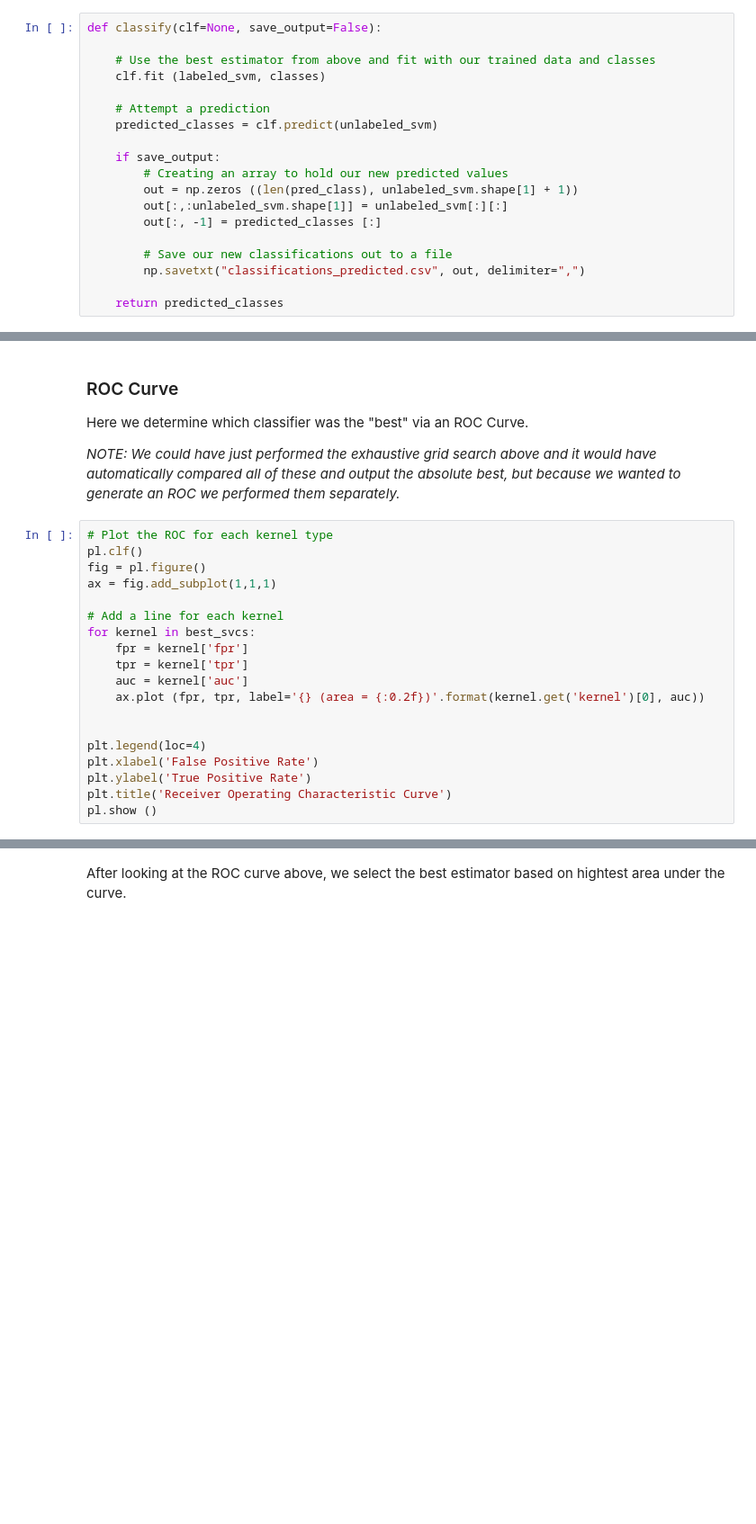
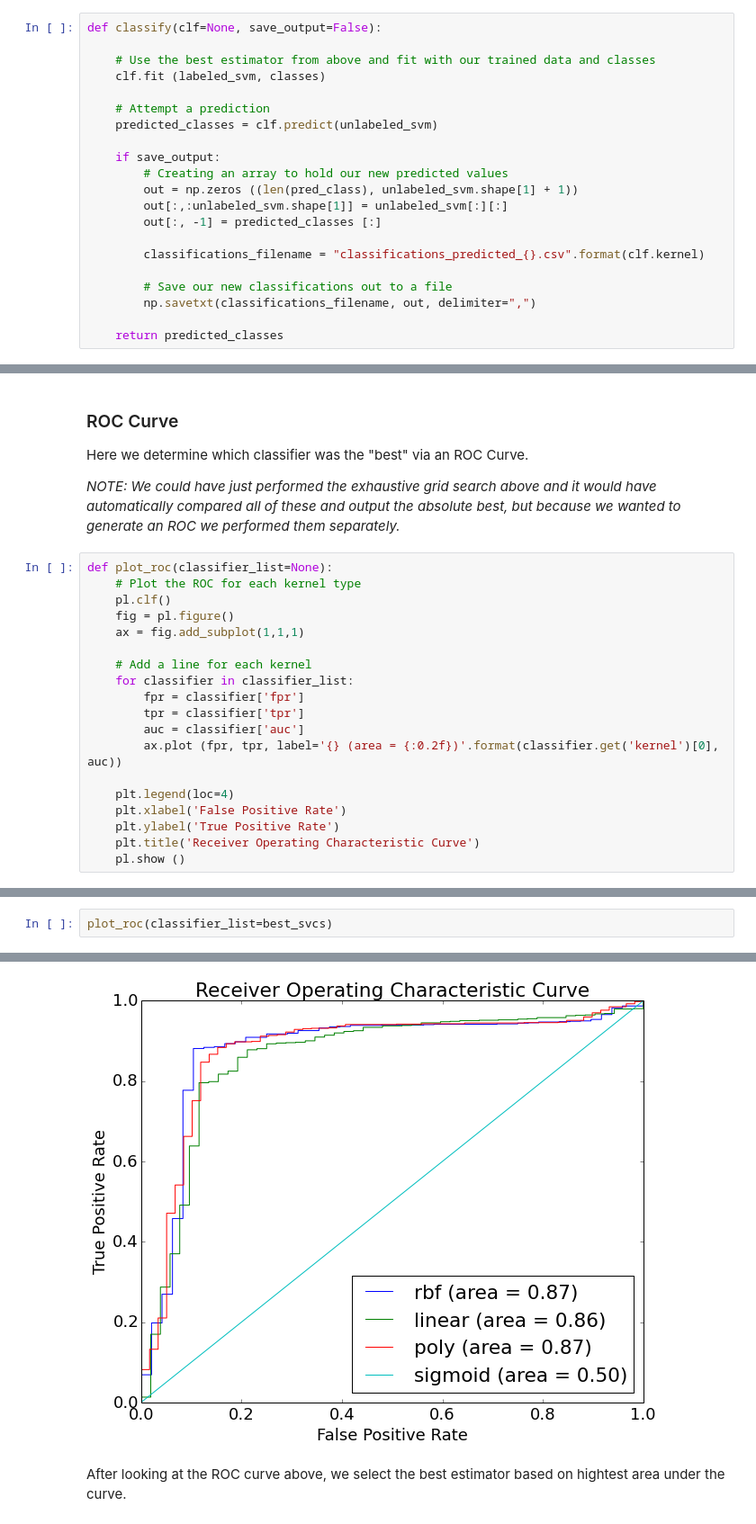
Before and after one commit to ElMejorEquipoDeLaSerena/VariableStarsClassification, a Jupyter notebook: Final.ipynb, the cells around one changed output, grey strips where cells are left out. Shown at 90% size. Cells and saved outputs as stored; diff of their text form; blank space fills up the shorter version.

```diff
--- a/Final.ipynb
+++ b/Final.ipynb
@@ -410,8 +424,10 @@ def classify(clf=None, save_output=False):
         out[:,:unlabeled_svm.shape[1]] = unlabeled_svm[:][:]
         out[:, -1] = predicted_classes [:]
 
+        classifications_filename = "classifications_predicted_{}.csv".format(clf.kernel)
+
         # Save our new classifications out to a file
-        np.savetxt("classifications_predicted.csv", out, delimiter=",")
+        np.savetxt(classifications_filename, out, delimiter=",")
 
     return predicted_classes
 # %%
@@ -449,21 +482,21 @@ Here we determine which classifier was the "best" via an ROC Curve.
 
 _NOTE: We could have just performed the exhaustive grid search above and it would have automatically compared all of these and output the absolute best, but because we wanted to generate an ROC we performed them separately._
 # %%
-# Plot the ROC for each kernel type
-pl.clf()
-fig = pl.figure()
-ax = fig.add_subplot(1,1,1)
+def plot_roc(classifier_list=None):
+    # Plot the ROC for each kernel type
+    pl.clf()
+    fig = pl.figure()
+    ax = fig.add_subplot(1,1,1)
 
-# Add a line for each kernel
-for kernel in best_svcs:
-    fpr = kernel['fpr']
-    tpr = kernel['tpr']
-    auc = kernel['auc']
-    ax.plot (fpr, tpr, label='{} (area = {:0.2f})'.format(kernel.get('kernel')[0], auc))
+    # Add a line for each kernel
+    for classifier in classifier_list:
+        fpr = classifier['fpr']
+        tpr = classifier['tpr']
+        auc = classifier['auc']
+        ax.plot (fpr, tpr, label='{} (area = {:0.2f})'.format(classifier.get('kernel')[0], auc))
 
-
-plt.legend(loc=4)
-plt.xlabel('False Positive Rate')
-plt.ylabel('True Positive Rate')
-plt.title('Receiver Operating Characteristic Curve')
-pl.show ()
+    plt.legend(loc=4)
+    plt.xlabel('False Positive Rate')
+    plt.ylabel('True Positive Rate')
+    plt.title('Receiver Operating Characteristic Curve')
+    pl.show ()
@@ -472,0 +503,3 @@ pl.show ()
+# %%
+plot_roc(classifier_list=best_svcs)
+# %% [output]
@@ -473,2 +507,3 @@ pl.show ()
+[figure, added]
 # %% [markdown]
 After looking at the ROC curve above, we select the best estimator based on hightest area under the curve.
```
Also changed, not shown: parts of 15 cells of this notebook.
